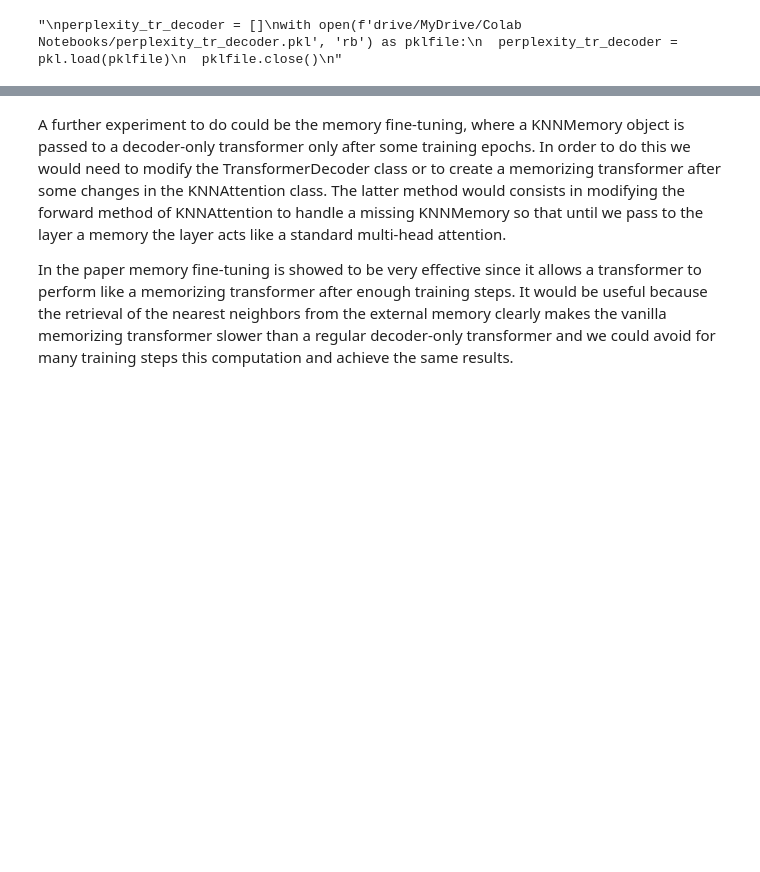
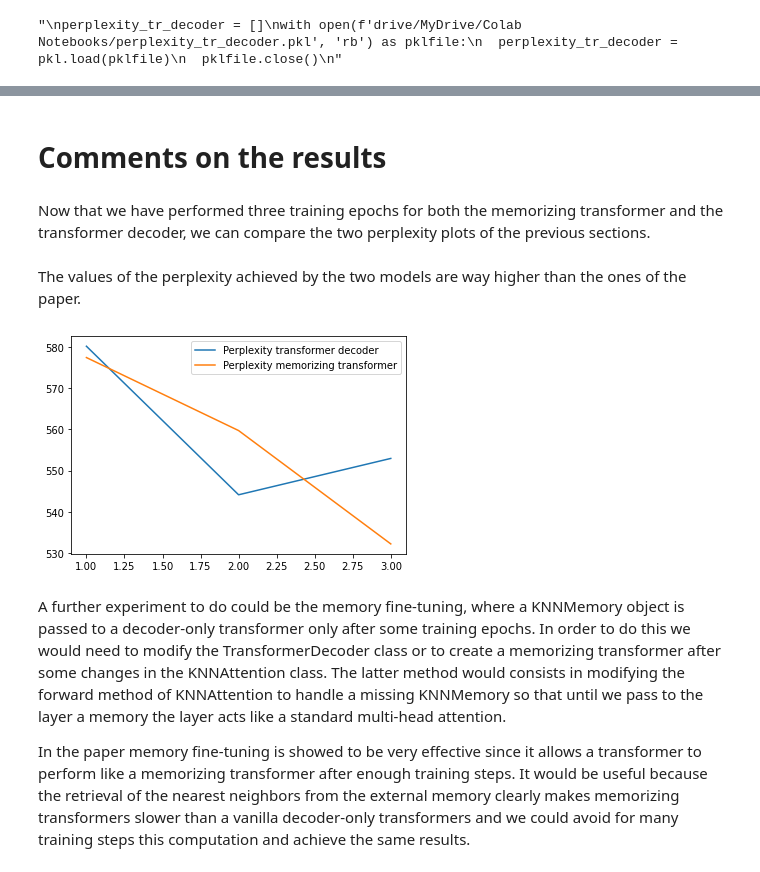
Before and after one commit to whoami-Lory271/NN-project-memorizing-transformers, a Jupyter notebook: NN_project_Antonelli_DeSantis.ipynb, the cells around one changed output, grey strips where cells are left out. Drawn from its saved outputs; the diff is of its cells as text; code cells hidden in the pictures; blank space fills up the shorter version.

Commit message:
Creato con Colaboratory

```diff
--- a/NN_project_Antonelli_DeSantis.ipynb
+++ b/NN_project_Antonelli_DeSantis.ipynb
@@ -1143,17 +1143,21 @@ class TransformerDecoder(nn.Module): #decoder-only architecture of the transform
 # %%
 # constants
 
-BATCH_SIZE = 8
+BATCH_SIZE = 4
 SEQ_LEN = 256
-SEGMENTS = 5
 HEADS = 8
 DIM_HEAD = SEQ_LEN // HEADS
 DIM_HEAD_BERT = 768 // HEADS
 LEARNING_RATE = 2e-4
 MAX_GRAD_CLIP_NORM = 0.5
 
-EVAL_EVERY = 20
-CHECKPOINT = 5
+EVAL_EVERY = 1
+CHECKPOINT = 1
+# %%
+tr_decoder = None
+data = None
+train_loader_ = None
+test_loader_ = None
 # %%
 device = torch.device("cuda" if torch.cuda.is_available() else "cpu")
 
@@ -1173,7 +1177,7 @@ test_loader_ = DataLoader(test_ds, batch_size = BATCH_SIZE, shuffle = True, drop
 # optimizer
 optimizer = torch.optim.Adam(tr_decoder.parameters(), lr = LEARNING_RATE)
 loss = nn.CrossEntropyLoss()
-epochs = 5
+epochs = 3
 # training
 
 perplexity_tr_decoder = []
@@ -1195,7 +1199,7 @@ for e in range(epochs):
       loss_item = loss(out, labels)
       print(f'training loss: {loss_item}', flush = True)
       loss_item.backward()
-      torch.nn.utils.clip_grad_norm_(model.parameters(), MAX_GRAD_CLIP_NORM)
+      torch.nn.utils.clip_grad_norm_(tr_decoder.parameters(), MAX_GRAD_CLIP_NORM)
       optimizer.step()
       optimizer.zero_grad()
   data = None
@@ -1228,7 +1232,7 @@ for e in range(epochs):
   if e % CHECKPOINT == 0:
     #Luigi
     torch.save({
-          'model_state_dict': model.state_dict(),
+          'model_state_dict': tr_decoder.state_dict(),
           'optimizer_state_dict': optimizer.state_dict(),
     }, 'drive/MyDrive/Colab Notebooks/model_optimizer_tr_decoder.pt')
     """
@@ -1254,4 +1466,27 @@ plt.show()
+# %% [markdown]
+# Comments on the results
+# %% [markdown]
+Now that we have performed three training epochs for both the memorizing transformer and the transformer decoder, we can compare the two perplexity plots of the previous sections.
+# %%
+#Luigi
+epochs = 3
+import pickle as pkl
+
+with open(f'drive/MyDrive/Colab Notebooks/perplexity_tr_decoder.pkl', 'rb') as pklfile:
+  perplexity_tr_decoder = pkl.load(pklfile)
+
+with open(f'drive/MyDrive/Colab Notebooks/perplexity_memorizing_tr.pkl', 'rb') as pklfile:
+  perplexity_list = pkl.load(pklfile)
+# %% [markdown]
+The values of the perplexity achieved by the two models are way higher than the ones of the paper.
+# %%
+plt.plot(np.arange(epochs + 1)[1:], perplexity_tr_decoder, label = 'Perplexity transformer decoder')
+plt.plot(np.arange(epochs + 1)[1:], perplexity_list, label = 'Perplexity memorizing transformer')
+plt.legend()
+plt.show()
+# %% [output]
+[figure, added]
 # %% [markdown]
 A further experiment to do could be the memory fine-tuning, where a KNNMemory object is passed to a decoder-only transformer only after some training epochs. In order to do this we would need to modify the TransformerDecoder class or to create a memorizing transformer after some changes in the KNNAttention class. The latter method would consists in modifying the forward method of KNNAttention to handle a missing KNNMemory so that until we pass to the layer a memory the layer acts like a standard multi-head attention.
 
-In the paper memory fine-tuning is showed to be very effective since it allows a transformer to perform like a memorizing transformer after enough training steps. It would be useful because the retrieval of the nearest neighbors from the external memory clearly makes the vanilla memorizing transformer slower than a regular decoder-only transformer and we could avoid for many training steps this computation and achieve the same results.
+In the paper memory fine-tuning is showed to be very effective since it allows a transformer to perform like a memorizing transformer after enough training steps. It would be useful because the retrieval of the nearest neighbors from the external memory clearly makes memorizing transformers slower than a vanilla decoder-only transformers and we could avoid for many training steps this computation and achieve the same results.
```
Also changed, not shown: parts of 3 cells of this notebook.
